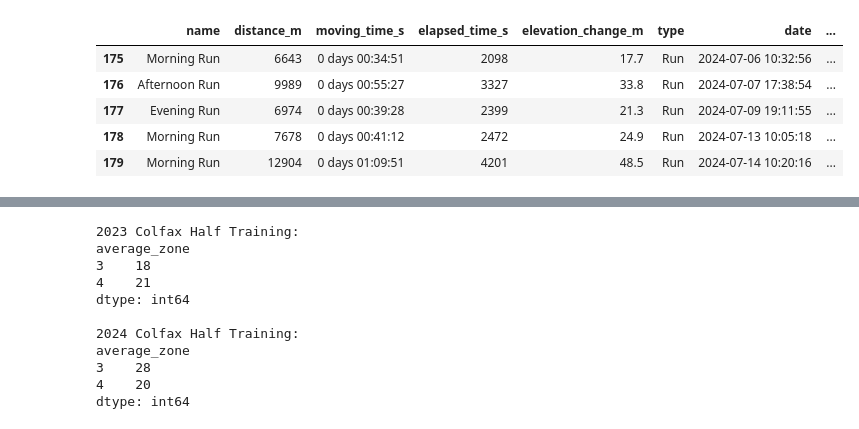
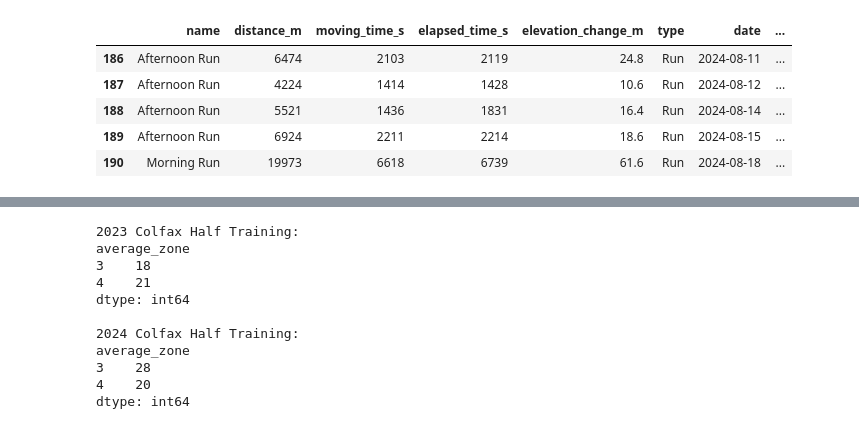
Before and after one commit to CodyT21/running_data, a Jupyter notebook: eda.ipynb, the cells around one changed output, grey strips where cells are left out. Drawn from its saved outputs; the diff is of its cells as text; code cells hidden in the pictures.

```diff
--- a/eda.ipynb
+++ b/eda.ipynb
@@ -9,11 +10,11 @@ import seaborn as sns
 # %%
 # load the cleaned_dataset
-# runs_df = pd.read_csv('run_data.csv')
+runs_df = load_run_data()
 runs_df.tail()
 # %% [output]
 |  | name | distance_m | moving_time_s | elapsed_time_s | elevation_change_m | type | date | ... |
-| 175 | Morning Run | 6643 | 0 days 00:34:51 | 2098 | 17.7 | Run | 2024-07-06 10:32:56 | ... |
-| 176 | Afternoon Run | 9989 | 0 days 00:55:27 | 3327 | 33.8 | Run | 2024-07-07 17:38:54 | ... |
-| 177 | Evening Run | 6974 | 0 days 00:39:28 | 2399 | 21.3 | Run | 2024-07-09 19:11:55 | ... |
-| 178 | Morning Run | 7678 | 0 days 00:41:12 | 2472 | 24.9 | Run | 2024-07-13 10:05:18 | ... |
-| 179 | Morning Run | 12904 | 0 days 01:09:51 | 4201 | 48.5 | Run | 2024-07-14 10:20:16 | ... |
+| 186 | Afternoon Run | 6474 | 2103 | 2119 | 24.8 | Run | 2024-08-11 | ... |
+| 187 | Afternoon Run | 4224 | 1414 | 1428 | 10.6 | Run | 2024-08-12 | ... |
+| 188 | Afternoon Run | 5521 | 1436 | 1831 | 16.4 | Run | 2024-08-14 | ... |
+| 189 | Afternoon Run | 6924 | 2211 | 2214 | 18.6 | Run | 2024-08-15 | ... |
+| 190 | Morning Run | 19973 | 6618 | 6739 | 61.6 | Run | 2024-08-18 | ... |
```
Also changed, not shown: parts of 9 cells of this notebook.
